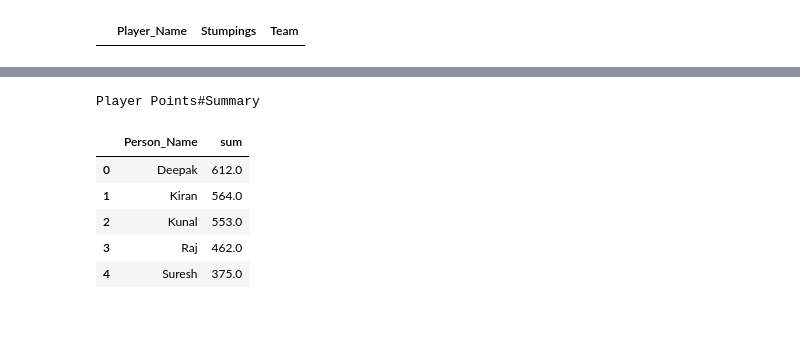
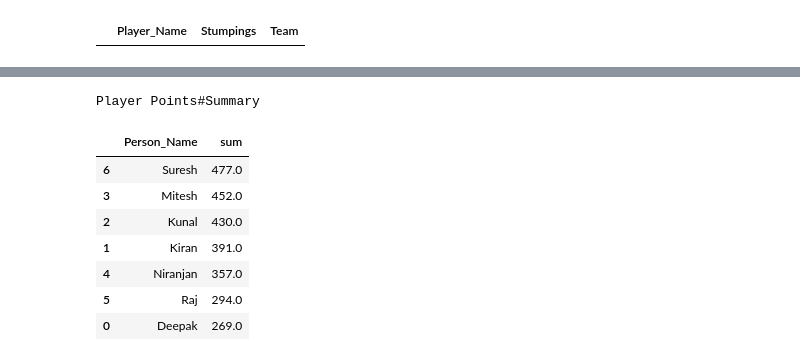
Before and after one commit to deepaksenthilkumar/cricinfo, a Jupyter notebook: Cricinfo.ipynb, the cells around one changed output, grey strips where cells are left out. Cells and saved outputs as stored; diff of their text form; code cells hidden in the pictures; blank space fills up the shorter version.

```diff
--- a/Cricinfo.ipynb
+++ b/Cricinfo.ipynb
@@ -491,8 +492,8 @@ direct_run_out_scorecard
 # %%
-for index, row in final_fielding_scorecard_pd.iterrows():
+for index, row in direct_run_out_scorecard.iterrows():
     player_name_final=extract_player_name(str(row["Player_Name"]))
     all_queries_list.append("Update ipl_match_stats_new set direct_run_out="+str(row["Direct_Run_Out"])+
-           " where lower(player_name) like '"+player_name_final+"' and team_name='"+innings[pos-2]+
+           " where lower(player_name) like '"+player_name_final+"' and team_name='"+row["Team"]+
            "' and match_no="+str(match_no)+";")
 # %%
 pos=1
@@ -530,7 +529,7 @@ part_of_run_out_scorecard
 for index, row in part_of_run_out_scorecard.iterrows():
     player_name_final=extract_player_name(str(row["Player_Name"]))
     all_queries_list.append("Update ipl_match_stats_new set part_of_run_out="+str(row["Part_Of_Run_Out"])+
-           " where lower(player_name) like '"+player_name_final+"' and team_name='"+innings[pos-2]+
+           " where lower(player_name) like '"+player_name_final+"' and team_name='"+row["Team"]+
            "' and match_no="+str(match_no)+";")
 # %%
 pos=1
@@ -561,10 +560,10 @@ stumpings_scorecard
 # %% [output]
 |  | Player_Name | Stumpings | Team |
 # %%
-for index, row in final_fielding_scorecard_pd.iterrows():
-    player_name_final=extract_player_name(str(row["Player_Name"]))
-    all_queries_list.append("Update ipl_match_stats_new set stumpings="+str(row["Stumpings"])+
-           " where lower(player_name) like '"+player_name_final+"' and team_name='"+innings[pos-2]+
+for indexs, rows in stumpings_scorecard.iterrows():
+    player_name_final=extract_player_name(str(rows["Player_Name"]))
+    all_queries_list.append("Update ipl_match_stats_new set stumpings="+str(rows["Stumpings"])+
+           " where lower(player_name) like '"+player_name_final+"' and team_name='"+rows["Team"]+
            "' and match_no="+str(match_no)+";")
 # %%
 #for duck_out_player in duck_out_in0ball_players_list:
@@ -629,7 +628,7 @@ for index, row in result2.iterrows():
 
     player_name=row["Player_Name"]
     for indexc, rowc in catch_scorecard.iterrows():
-        pattern=extract_player_name(rowc["Player_Name"]).replace("%",".")
+        pattern=extract_player_name(rowc["Player_Name"]).replace("%",".").replace("h.pandya.","hh.pandya.")
         compiled = re.compile(pattern)
         ms = compiled.search(player_name.lower()+" ")
         try:
@@ -640,11 +639,13 @@ for index, row in result2.iterrows():
             pass
 
     for indexdr, rowdr in direct_run_out_scorecard.iterrows():
-        pattern=extract_player_name(rowdr["Player_Name"]).replace("%",".")
+        pattern=extract_player_name(rowdr["Player_Name"]).replace("%",".").replace("h.pandya.","hh.pandya.")
+        #print("pattern:::"+pattern)
         compiled = re.compile(pattern)
         ms = compiled.search(player_name.lower()+" ")
         try:
             if(ms.string!=''):
+                #print(player_name)
                 row["direct_run_out_points"]=rowdr["Direct_Run_Out"]*15
                 break
         except:
@@ -652,7 +653,7 @@ for index, row in result2.iterrows():
 
 
     for indexpr, rowpr in part_of_run_out_scorecard.iterrows():
-        pattern=extract_player_name(rowpr["Player_Name"]).replace("%",".")
+        pattern=extract_player_name(rowpr["Player_Name"]).replace("%",".").replace("h.pandya.","hh.pandya.")
         compiled = re.compile(pattern)
         ms = compiled.search(player_name.lower()+" ")
         try:
@@ -664,7 +665,7 @@ for index, row in result2.iterrows():
 
 
     for indexs, rows in stumpings_scorecard.iterrows():
-        pattern=extract_player_name(rows["Player_Name"]).replace("%",".")
+        pattern=extract_player_name(rows["Player_Name"]).replace("%",".").replace("h.pandya.","hh.pandya.")
         compiled = re.compile(pattern)
         ms = compiled.search(player_name.lower()+" ")
         try:
@@ -693,4 +694,4 @@ del result3['total_batting_points']
 del result3['total_bowling_points']
 
 
-#result3
+result3
@@ -813,14 +857,17 @@ print("")
 # %%
 print("Player Points#Summary")
+teams_selected_fuzzy_pd=teams_selected_fuzzy_pd.sort_values(by=['sum'],ascending=False)
 teams_selected_fuzzy_pd
 # %% [output]
 Player Points#Summary
 |  | Person_Name | sum |
-| 0 | Deepak | 612.0 |
-| 1 | Kiran | 564.0 |
-| 2 | Kunal | 553.0 |
-| 3 | Raj | 462.0 |
-| 4 | Suresh | 375.0 |
+| 6 | Suresh | 477.0 |
+| 3 | Mitesh | 452.0 |
+| 2 | Kunal | 430.0 |
+| 1 | Kiran | 391.0 |
+| 4 | Niranjan | 357.0 |
+| 5 | Raj | 294.0 |
+| 0 | Deepak | 269.0 |
 # %%
 print("Winner Team Points")
 teams_selected_fuzzy_pd2
```
Also changed, not shown: parts of 20 cells of this notebook, 1 other file.
